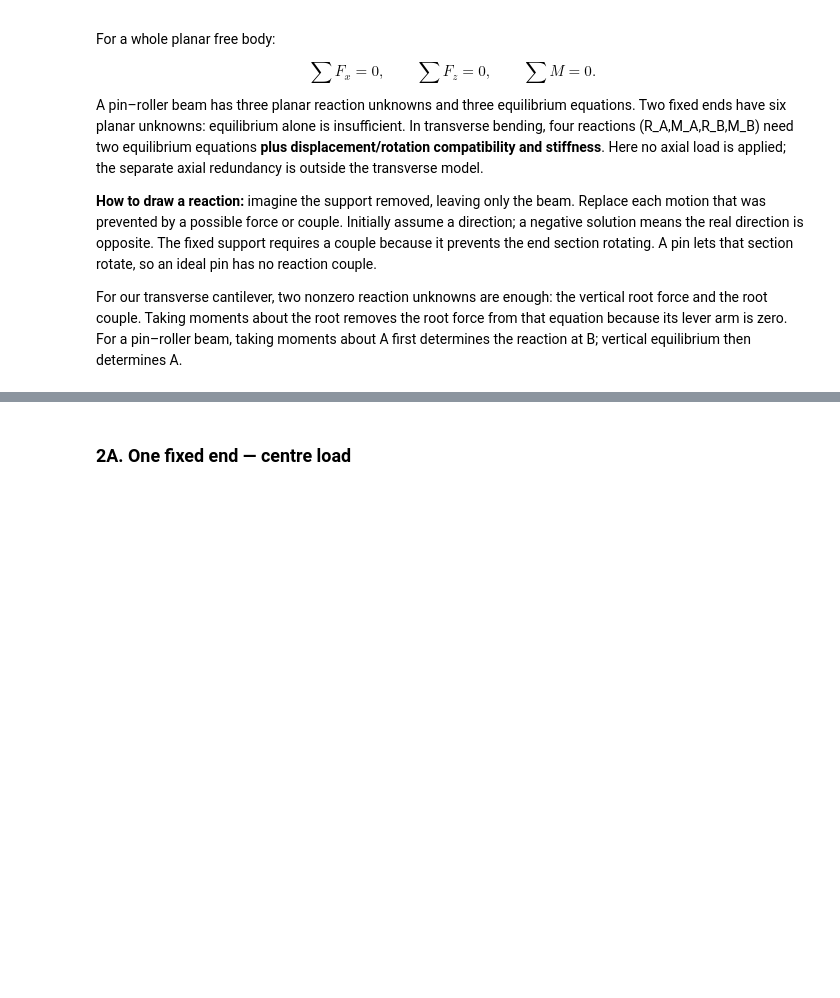
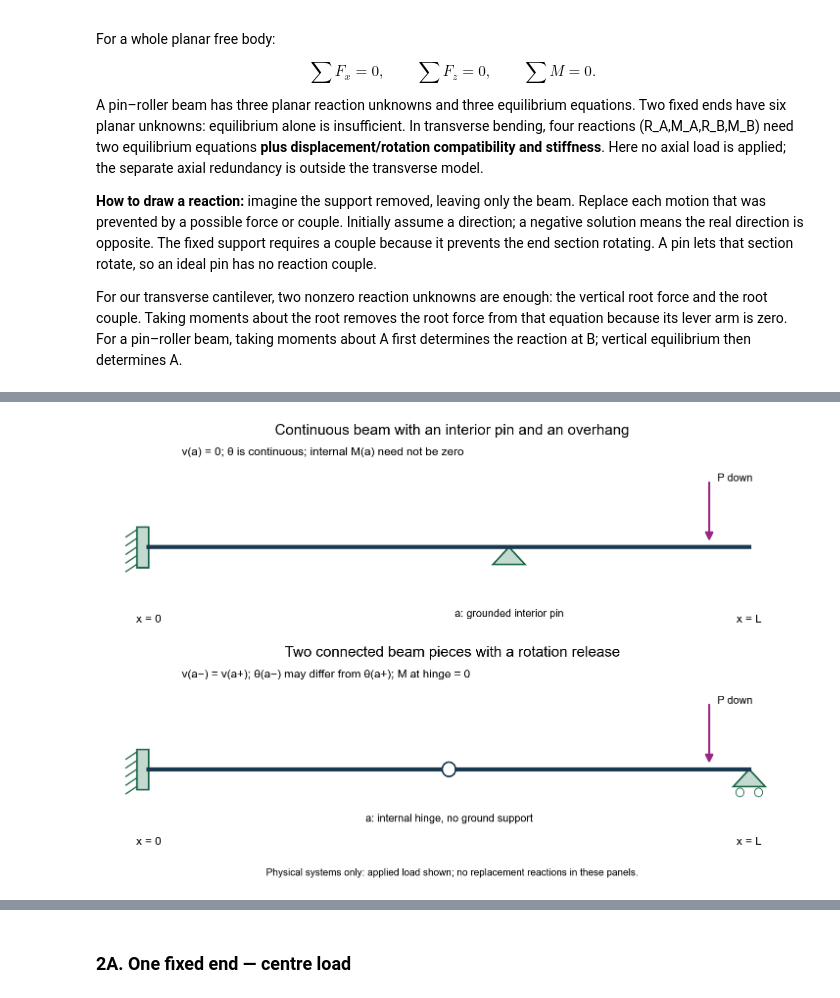
Before and after one commit to Ehsan-Roohi/Aerospace-Structures, a Jupyter notebook: notebooks/MIE446_Lecture_03_Beam_Reactions_Stress_and_Deflection.ipynb, the cells around one changed output, grey strips where cells are left out. Cells and saved outputs as stored; diff of their text form; code cells hidden in the pictures; blank space fills up the shorter version.

Commit message:
Release HW 3 and align Lecture 03 with general Beam Lab supports

```diff
--- a/notebooks/MIE446_Lecture_03_Beam_Reactions_Stress_and_Deflection.ipynb
+++ b/notebooks/MIE446_Lecture_03_Beam_Reactions_Stress_and_Deflection.ipynb
@@ -325,0 +322,23 @@ Use L = 450 mm and P = 2 N downward at a = L/2 = 225 mm in all three comparison
+# %%
+#@title Figure 1I — grounded interior support versus internal connection
+fig, axes = plt.subplots(2, 1, figsize=(12, 7.8), layout='constrained')
+for ax in axes:
+    ax.set(xlim=(-35,490), ylim=(-65,75)); ax.axis('off')
+    ax.plot([0,450],[0,0],lw=5,color='#19394e')
+    support(ax,0,'fixed')
+    arrow(ax,(420,46),(420,3)); ax.text(426,46,'P down',fontsize=13)
+    ax.text(0,-52,'x = 0',ha='center'); ax.text(450,-52,'x = L',ha='center')
+support(axes[0],270,'pin')
+axes[0].text(270,-48,'a: grounded interior pin',ha='center',fontsize=13)
+axes[0].set_title('Continuous beam with an interior pin and an overhang')
+axes[0].text(25,64,'v(a) = 0; θ is continuous; internal M(a) need not be zero',fontsize=14)
+# A stable hinged arrangement: left clamp, hinge, right roller.
+support(axes[1],450,'roller')
+axes[1].add_patch(Circle((225,0),5,facecolor='white',edgecolor='#19394e',lw=2,zorder=4))
+axes[1].text(225,-36,'a: internal hinge, no ground support',ha='center',fontsize=13)
+axes[1].set_title('Two connected beam pieces with a rotation release')
+axes[1].text(25,64,'v(a−) = v(a+); θ(a−) may differ from θ(a+); M at hinge = 0',fontsize=14)
+fig.supxlabel('Physical systems only: applied load shown; no replacement reactions in these panels.',fontsize=12)
+plt.show()
+# %% [output]
+[figure, added]
```
Also changed, not shown: parts of 34 cells of this notebook, 26 other files.
